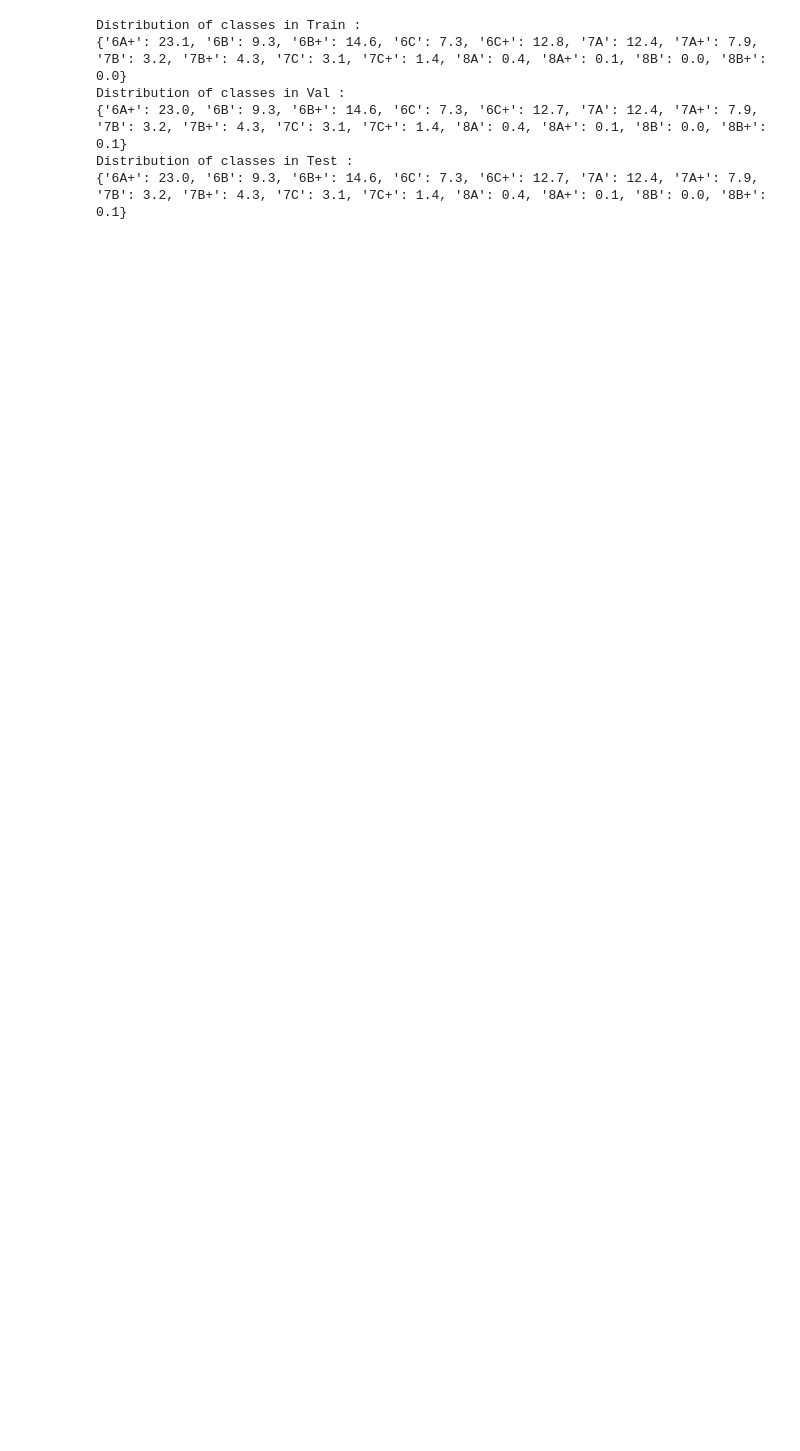
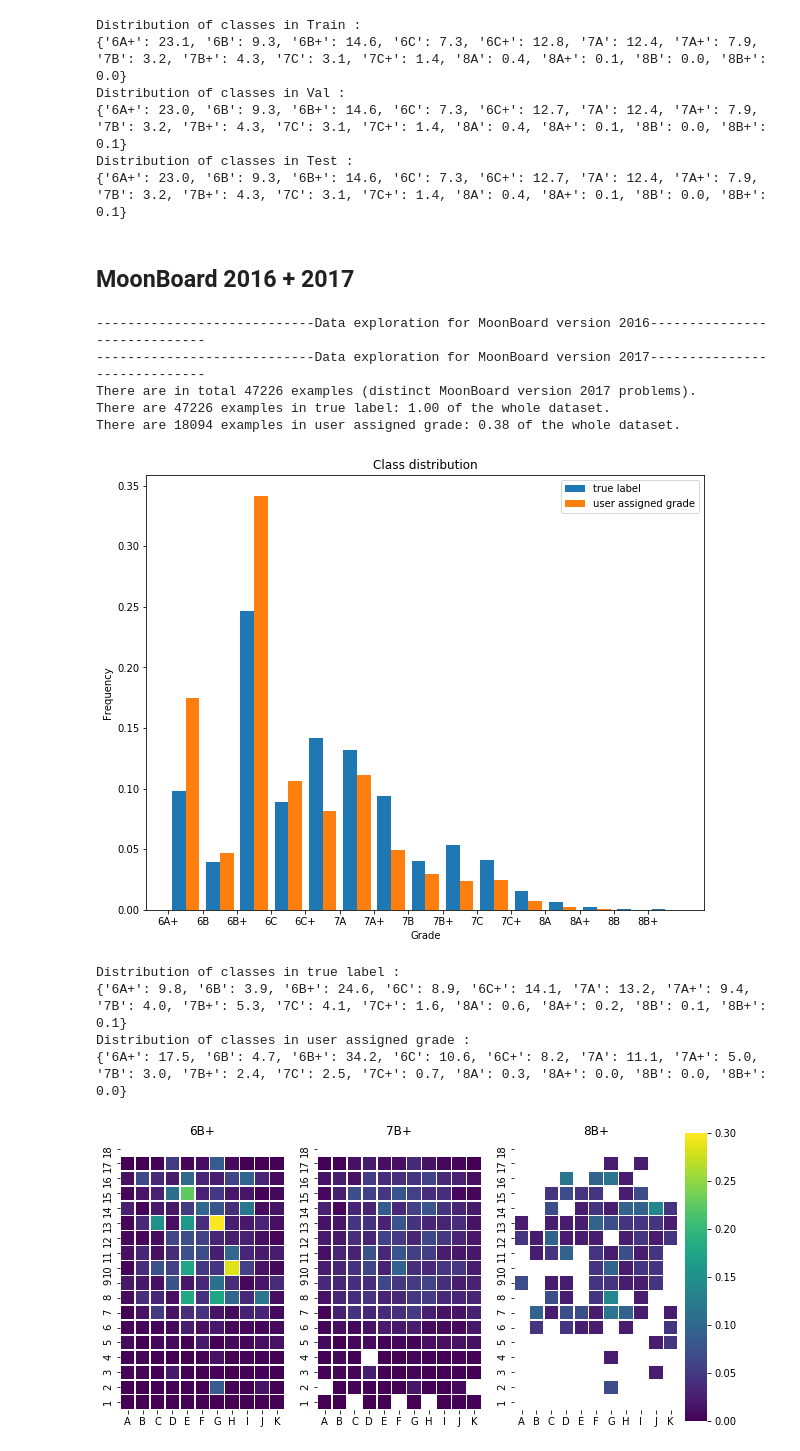
Before and after one commit to ColasGael/DeepClimb, a Jupyter notebook: data/data_exploration.ipynb, the cells around one changed output. Cells and saved outputs as stored; diff of their text form; code cells hidden in the pictures; blank space fills up the shorter version.

```diff
--- a/data/data_exploration.ipynb
+++ b/data/data_exploration.ipynb
@@ -67,16 +66,28 @@ def class_distribution(grade2class, y_list, n_total, fig_legend, y_user_list=Non
         grade2freq = {grade: round(y_filtered[y_filtered==grade2class[grade]].shape[0]/y_filtered.shape[0]*100, 1) for grade in grade2class.keys()}
         print("Distribution of classes in {} :\n{}".format(subset_name, grade2freq))
 # %%
-def data_exploration(MBversion, ppDirName="binary"):
-    MBversion = str(MBversion)
-    print("{:-^100}".format("Data exploration for MoonBoard version {}".format(MBversion)))
-    # path to the data
-    ppVersionDirName = os.path.join(ppDirName, MBversion)
-    # import the data
-    X = np.load(os.path.join(ppVersionDirName, "X.npy"))
-    X_type = np.load(os.path.join(ppVersionDirName, "X_type.npy"))
-    y = np.load(os.path.join(ppVersionDirName, "y.npy"))
-    y_user = np.load(os.path.join(ppVersionDirName, "y_user.npy"))
+def data_exploration(MBversions, ppDirName="binary"):
+
+    # input type cleanup to match expected type
+    if not isinstance(MBversions, list):
+        MBversions = [MBversions]
+
+    # initialization
+    X_list, X_type_list, y_list, y_user_list = [], [], [], []
+
+    for MBversion in MBversions:
+        MBversion = str(MBversion)
+        print("{:-^100}".format("Data exploration for MoonBoard version {}".format(MBversion)))
+        # path to the data
+        ppVersionDirName = os.path.join(ppDirName, MBversion)
+        # import the data
+        X_list.append(np.load(os.path.join(ppVersionDirName, "X.npy")))
+        X_type_list.append(np.load(os.path.join(ppVersionDirName, "X_type.npy")))
+        y_list.append(np.load(os.path.join(ppVersionDirName, "y.npy")))
+        y_user_list.append(np.load(os.path.join(ppVersionDirName, "y_user.npy")))
+
+    X, X_type, y, y_user = np.vstack(X_list), np.vstack(X_type_list), np.hstack(y_list), np.hstack(y_user_list)
+
     with open(os.path.join(ppVersionDirName, "grade2class.json")) as json_file:
         grade2class = json.load(json_file)
 
@@ -180,3 +191,19 @@ Distribution of classes in Val :
 {'6A+': 23.0, '6B': 9.3, '6B+': 14.6, '6C': 7.3, '6C+': 12.7, '7A': 12.4, '7A+': 7.9, '7B': 3.2, '7B+': 4.3, '7C': 3.1, '7C+': 1.4, '8A': 0.4, '8A+': 0.1, '8B': 0.0, '8B+': 0.1}
 Distribution of classes in Test :
 {'6A+': 23.0, '6B': 9.3, '6B+': 14.6, '6C': 7.3, '6C+': 12.7, '7A': 12.4, '7A+': 7.9, '7B': 3.2, '7B+': 4.3, '7C': 3.1, '7C+': 1.4, '8A': 0.4, '8A+': 0.1, '8B': 0.0, '8B+': 0.1}
+# %% [markdown]
+## MoonBoard 2016 + 2017
+# %%
+data_exploration([2016, 2017])
+# %% [output]
+----------------------------Data exploration for MoonBoard version 2016-----------------------------
+----------------------------Data exploration for MoonBoard version 2017-----------------------------
+There are in total 47226 examples (distinct MoonBoard version 2017 problems).
+There are 47226 examples in true label: 1.00 of the whole dataset.
+There are 18094 examples in user assigned grade: 0.38 of the whole dataset.
+[figure, added]
+Distribution of classes in true label :
+{'6A+': 9.8, '6B': 3.9, '6B+': 24.6, '6C': 8.9, '6C+': 14.1, '7A': 13.2, '7A+': 9.4, '7B': 4.0, '7B+': 5.3, '7C': 4.1, '7C+': 1.6, '8A': 0.6, '8A+': 0.2, '8B': 0.1, '8B+': 0.1}
+Distribution of classes in user assigned grade :
+{'6A+': 17.5, '6B': 4.7, '6B+': 34.2, '6C': 10.6, '6C+': 8.2, '7A': 11.1, '7A+': 5.0, '7B': 3.0, '7B+': 2.4, '7C': 2.5, '7C+': 0.7, '8A': 0.3, '8A+': 0.0, '8B': 0.0, '8B+': 0.0}
+[figure, added]
```
Also changed, not shown: parts of 8 cells of this notebook, 11 other files.
